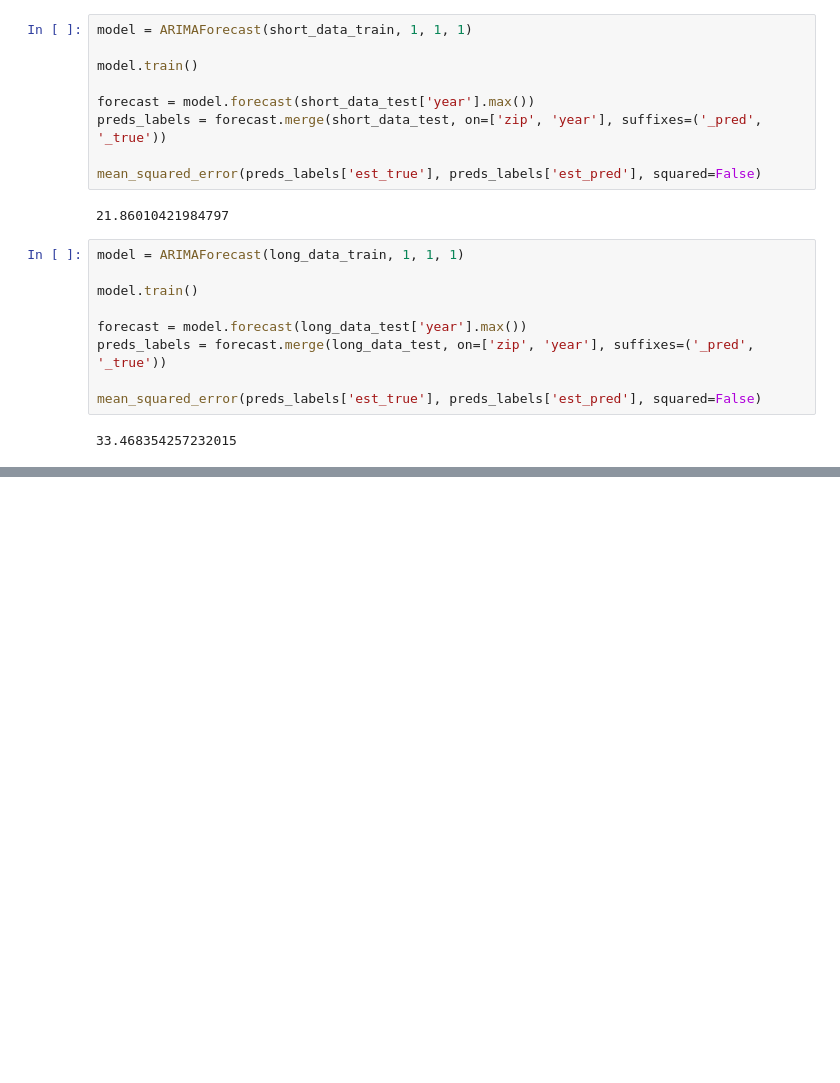
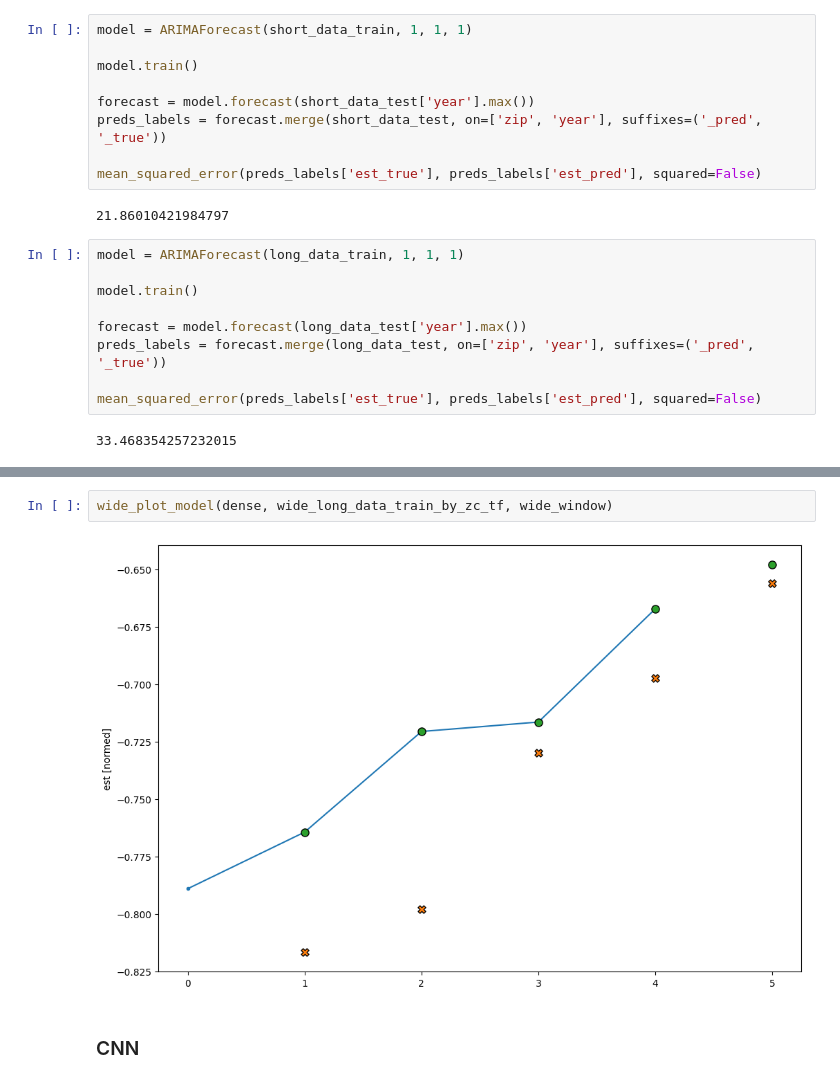
Before and after one commit to inno-apfel/DSC180A-Q1-Project, a Jupyter notebook: notebooks/development/final_model_eval.ipynb, the cells around one changed output, grey strips where cells are left out. Drawn from its saved outputs; the diff is of its cells as text; blank space fills up the shorter version.

```diff
--- a/notebooks/development/final_model_eval.ipynb
+++ b/notebooks/development/final_model_eval.ipynb
@@ -378,0 +734,6 @@ mean_squared_error(preds_labels['est_true'], preds_labels['est_pred'], squared=F
+# %%
+wide_plot_model(dense, wide_long_data_train_by_zc_tf, wide_window)
+# %% [output]
+[figure, added]
+# %% [markdown]
+### CNN
```
Also changed, not shown: parts of 81 cells of this notebook.
